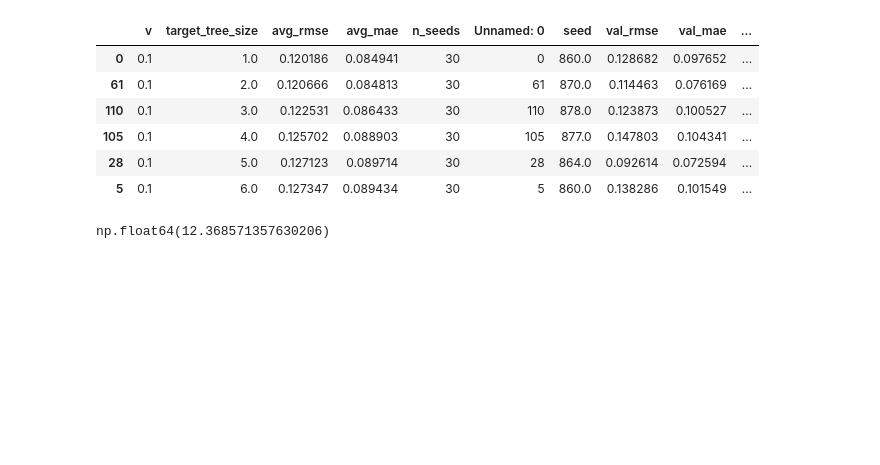
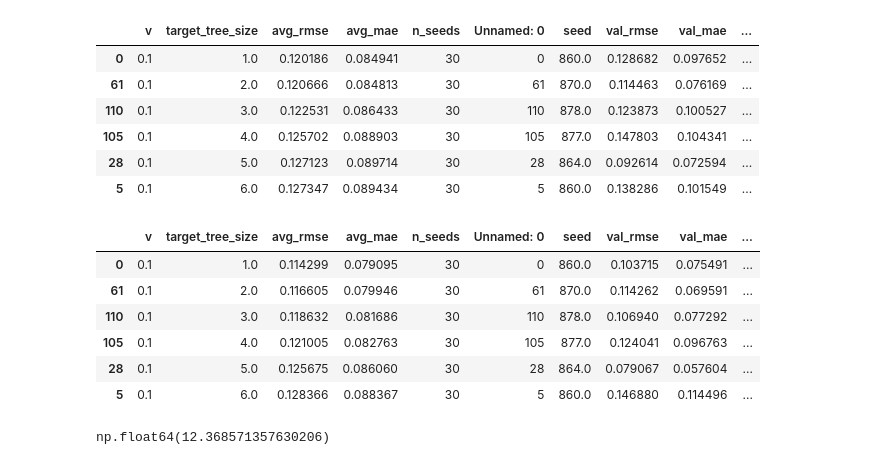
Before and after one commit to DageBjorne/transfertreeboost, a Jupyter notebook: stem-profile/viz.ipynb, the cells around one changed output. Cells and saved outputs as stored; diff of their text form; code cells hidden in the pictures; blank space fills up the shorter version.

Commit message:
add warmstart to stem profile

```diff
--- a/stem-profile/viz.ipynb
+++ b/stem-profile/viz.ipynb
@@ -123,6 +123,16 @@ best_XGBoost, best_XGBoost_params = topk_per_d_per_method(
 )
 best_XGBoost['method'] = 'XGBoost'
 
+data = pd.read_csv(f'results/xgb_warmstart.csv')
+xgboost_data_warmstart = data
+xgboost_data_warmstart ['method'] = 'XGBoost Warmstart'
+
+best_XGBoost_warmstart , best_XGBoost_params_warmstart  = topk_per_d_per_method(
+    xgboost_data_warmstart ,
+['v', 'target_tree_size'], k=100000
+)
+best_XGBoost_warmstart ['method'] = 'XGBoost'
+
 # data = pd.read_csv(f'results/two_trada_{index}.csv')
 # trada_data = data
 # trada_data['method'] = 'two-stage TrAdaBoost.R2'
@@ -171,6 +186,17 @@ best_XGBoost_params.iloc[::nr_of_seeds]
 | 105 | 0.1 | 4.0 | 0.125702 | 0.088903 | 30 | 105 | 877.0 | 0.147803 | 0.104341 | ... |
 | 28 | 0.1 | 5.0 | 0.127123 | 0.089714 | 30 | 28 | 864.0 | 0.092614 | 0.072594 | ... |
 | 5 | 0.1 | 6.0 | 0.127347 | 0.089434 | 30 | 5 | 860.0 | 0.138286 | 0.101549 | ... |
+# %%
+#Get best params in order
+best_XGBoost_params_warmstart.iloc[::nr_of_seeds]
+# %% [output]
+|  | v | target_tree_size | avg_rmse | avg_mae | n_seeds | Unnamed: 0 | seed | val_rmse | val_mae | ... |
+| 0 | 0.1 | 1.0 | 0.114299 | 0.079095 | 30 | 0 | 860.0 | 0.103715 | 0.075491 | ... |
+| 61 | 0.1 | 2.0 | 0.116605 | 0.079946 | 30 | 61 | 870.0 | 0.114262 | 0.069591 | ... |
+| 110 | 0.1 | 3.0 | 0.118632 | 0.081686 | 30 | 110 | 878.0 | 0.106940 | 0.077292 | ... |
+| 105 | 0.1 | 4.0 | 0.121005 | 0.082763 | 30 | 105 | 877.0 | 0.124041 | 0.096763 | ... |
+| 28 | 0.1 | 5.0 | 0.125675 | 0.086060 | 30 | 28 | 864.0 | 0.079067 | 0.057604 | ... |
+| 5 | 0.1 | 6.0 | 0.128366 | 0.088367 | 30 | 5 | 860.0 | 0.146880 | 0.114496 | ... |
 # %%
 ((best_XGBoost_params.iloc[0]['avg_rmse'] - best_LSTransferTreeBoost_params.iloc[0]['avg_rmse']) / best_XGBoost_params.iloc[0]['avg_rmse'])*100
 # %% [output]
```
Also changed, not shown: parts of 1 cell of this notebook, 2 other files.
